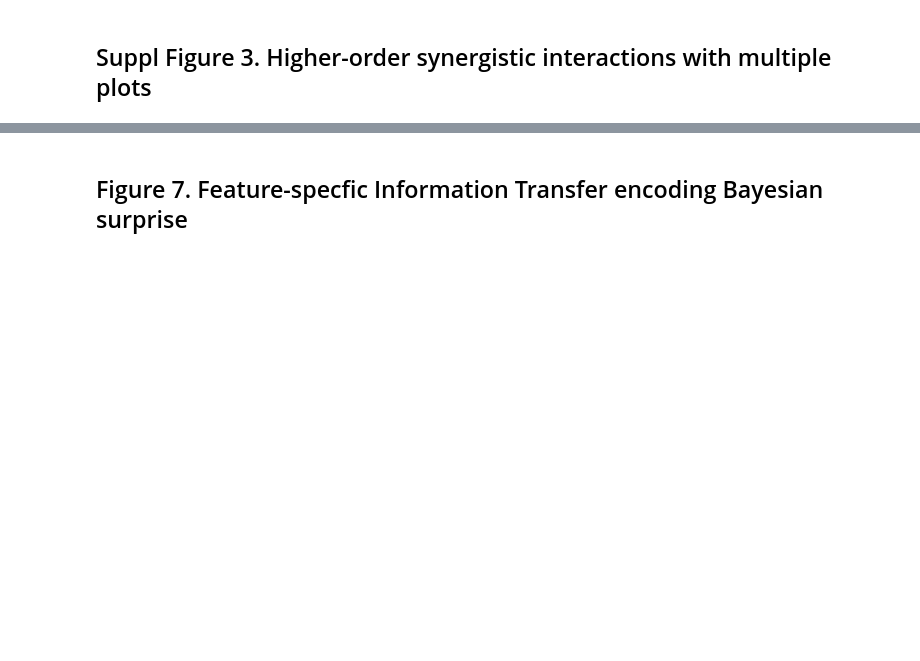
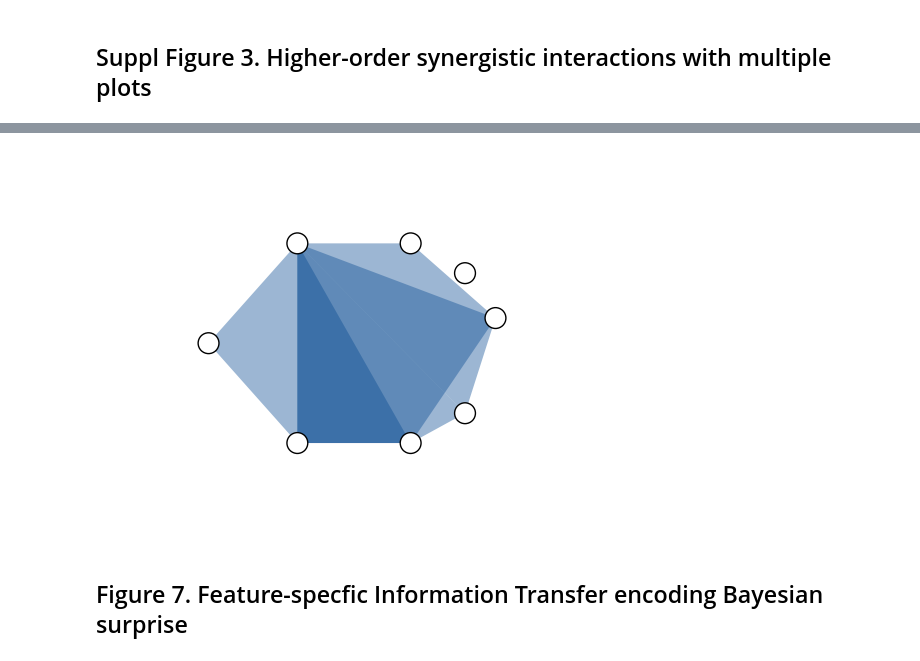
Before and after one commit to brainets/hosi_infogain, a Jupyter notebook: notebooks/main_figures.ipynb, the cells around one changed output, grey strips where cells are left out. Saved outputs shown, nothing was run; the diff lists cells and outputs as text; code cells hidden in the pictures; blank space fills up the shorter version.

```diff
--- a/notebooks/main_figures.ipynb
+++ b/notebooks/main_figures.ipynb
@@ -582,3 +816,7 @@ fig.savefig('/home/INT/brovelli.a/Desktop/fig_visuomotor_meg/Fig_6.png', dpi=300
+# %%
+xgi.draw(H_hypergraph, pos=coord)
+# %% [output]
+[figure, added]
 # %% [markdown]
 ## Figure 7. Feature-specfic Information Transfer encoding Bayesian surprise
 # %%
```
Also changed, not shown: parts of 12 cells of this notebook.
